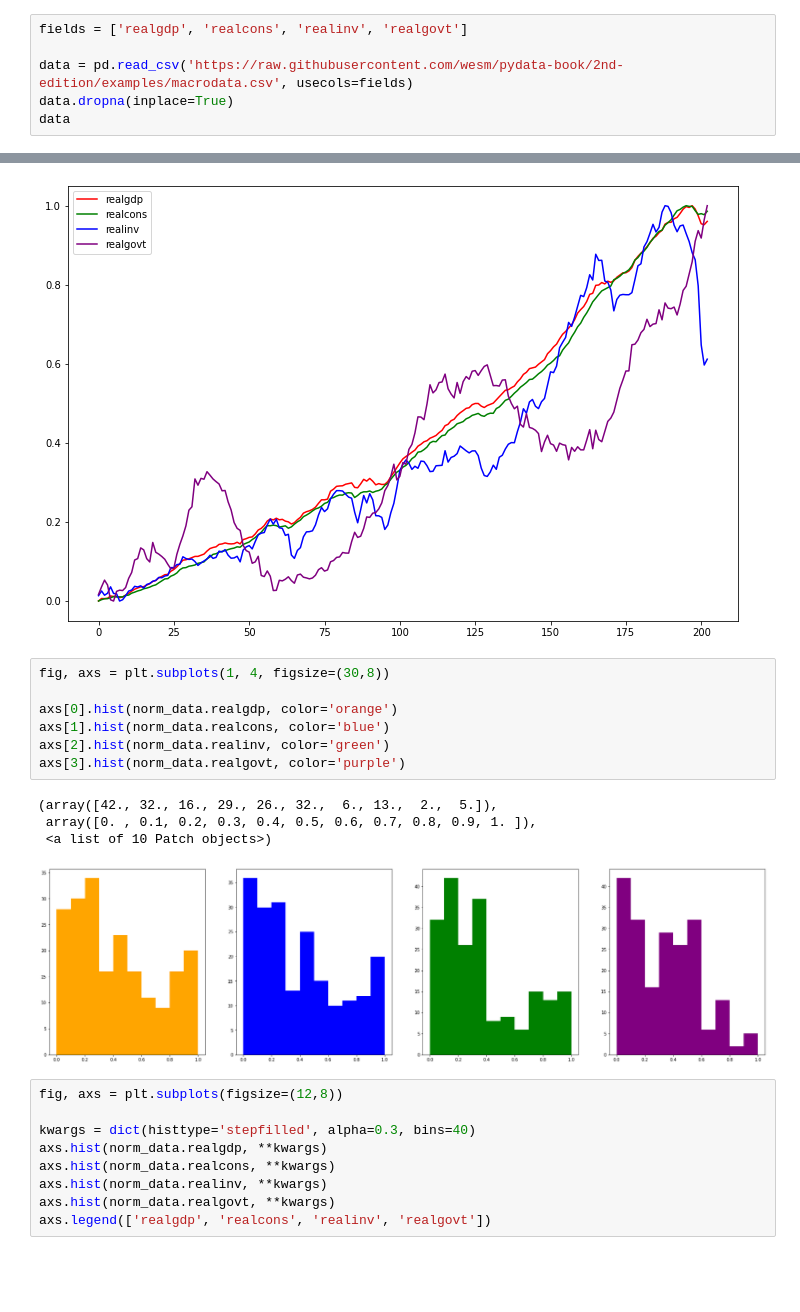
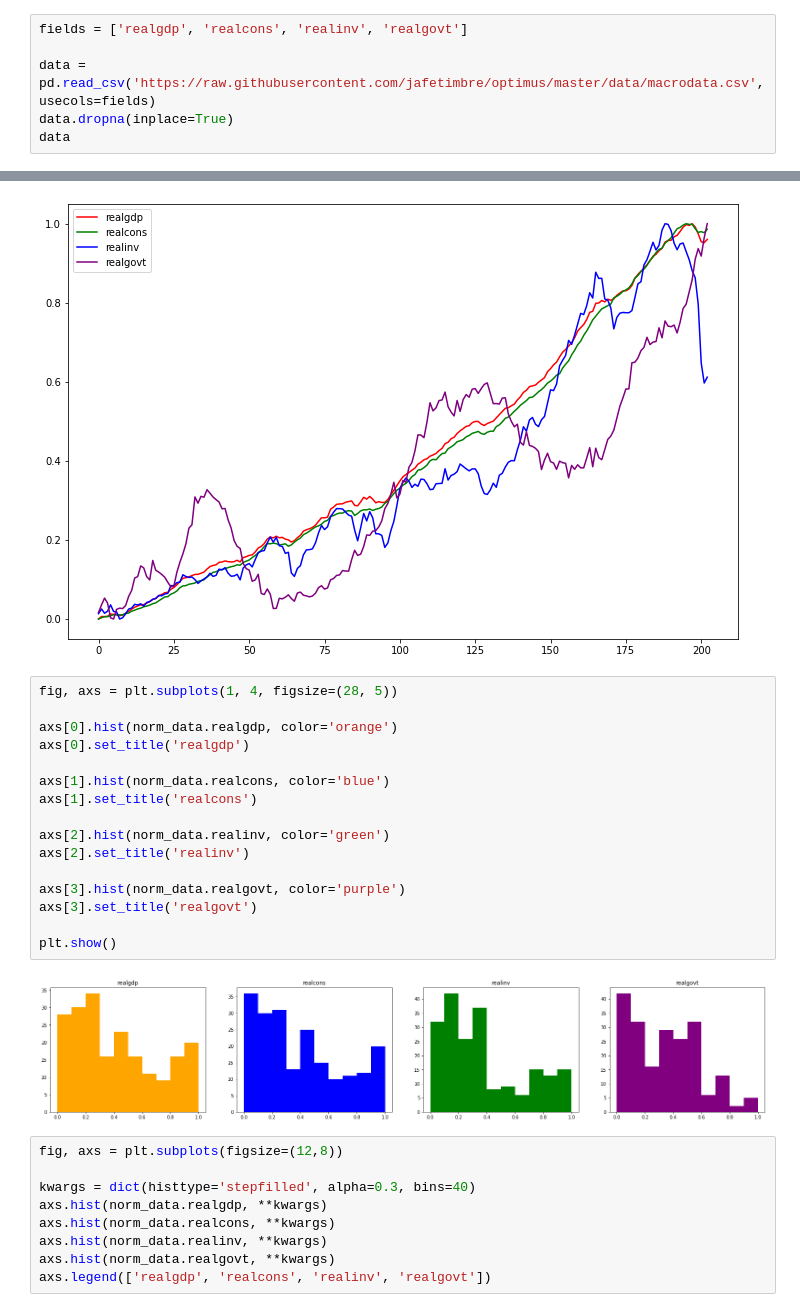
Before and after one commit to jafetimbre/optimus, a Jupyter notebook: src/lab_5.ipynb, the cells around one changed output, grey strips where cells are left out. Cells and saved outputs as stored; diff of their text form; blank space fills up the shorter version.

```diff
--- a/src/lab_5.ipynb
+++ b/src/lab_5.ipynb
@@ -169,7 +177,7 @@ data.d.plot.density()
 # %%
 fields = ['realgdp', 'realcons', 'realinv', 'realgovt']
 
-data = pd.read_csv('https://raw.githubusercontent.com/wesm/pydata-book/2nd-edition/examples/macrodata.csv', usecols=fields)
+data = pd.read_csv('https://raw.githubusercontent.com/jafetimbre/optimus/master/data/macrodata.csv', usecols=fields)
 data.dropna(inplace=True)
 data
 # %% [output]
@@ -217,17 +225,23 @@ plt.show()
 # %% [output]
 [figure]
 # %%
-fig, axs = plt.subplots(1, 4, figsize=(30,8))
+fig, axs = plt.subplots(1, 4, figsize=(28, 5))
 
 axs[0].hist(norm_data.realgdp, color='orange')
+axs[0].set_title('realgdp')
+
 axs[1].hist(norm_data.realcons, color='blue')
+axs[1].set_title('realcons')
+
 axs[2].hist(norm_data.realinv, color='green')
+axs[2].set_title('realinv')
+
 axs[3].hist(norm_data.realgovt, color='purple')
+axs[3].set_title('realgovt')
+
+plt.show()
 # %% [output]
-(array([42., 32., 16., 29., 26., 32.,  6., 13.,  2.,  5.]),
- array([0. , 0.1, 0.2, 0.3, 0.4, 0.5, 0.6, 0.7, 0.8, 0.9, 1. ]),
- <a list of 10 Patch objects>)
-[figure, old version]
+[figure, new version]
 # %%
 fig, axs = plt.subplots(figsize=(12,8))
 
```
Also changed, not shown: parts of 12 cells of this notebook.
